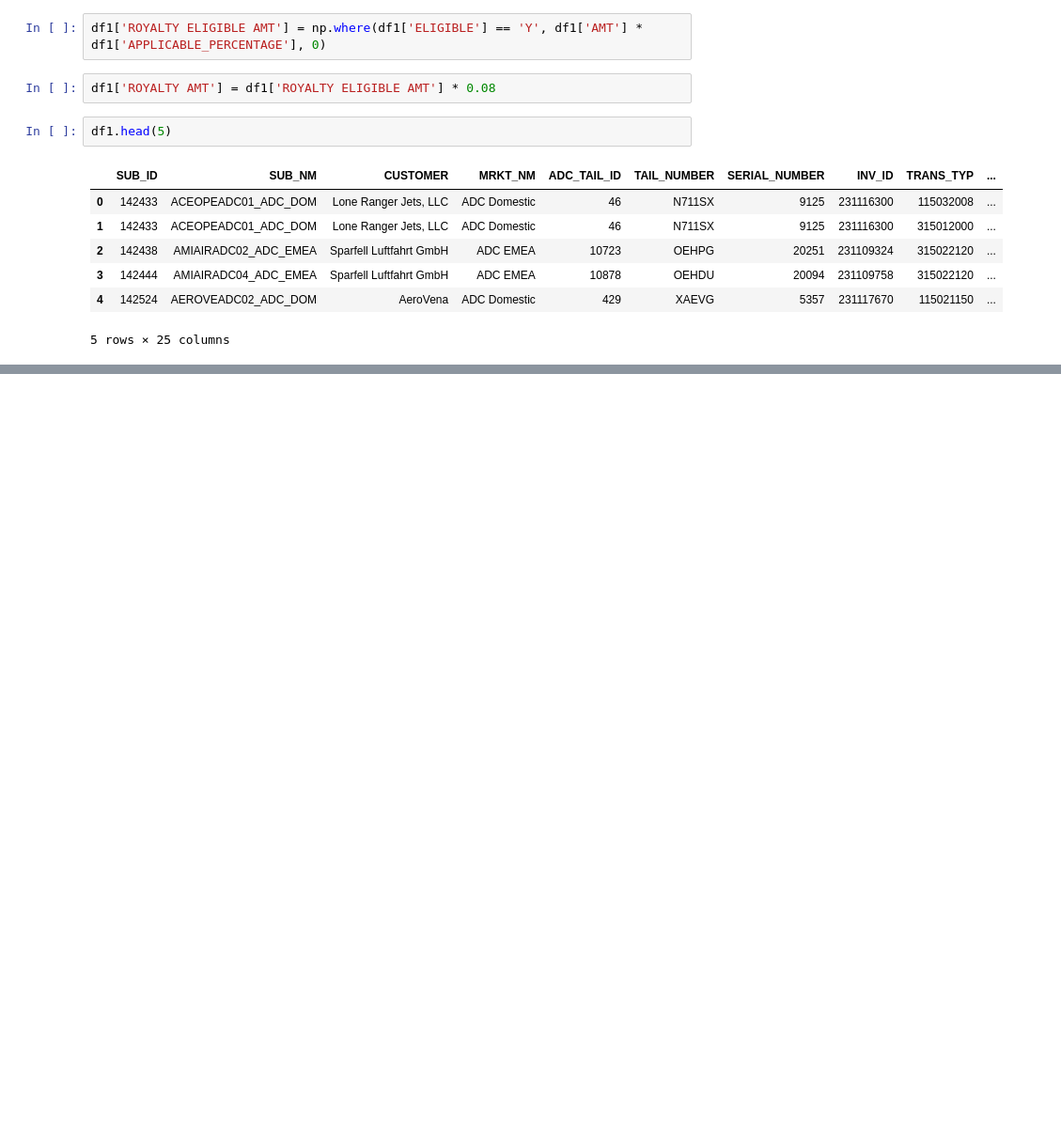
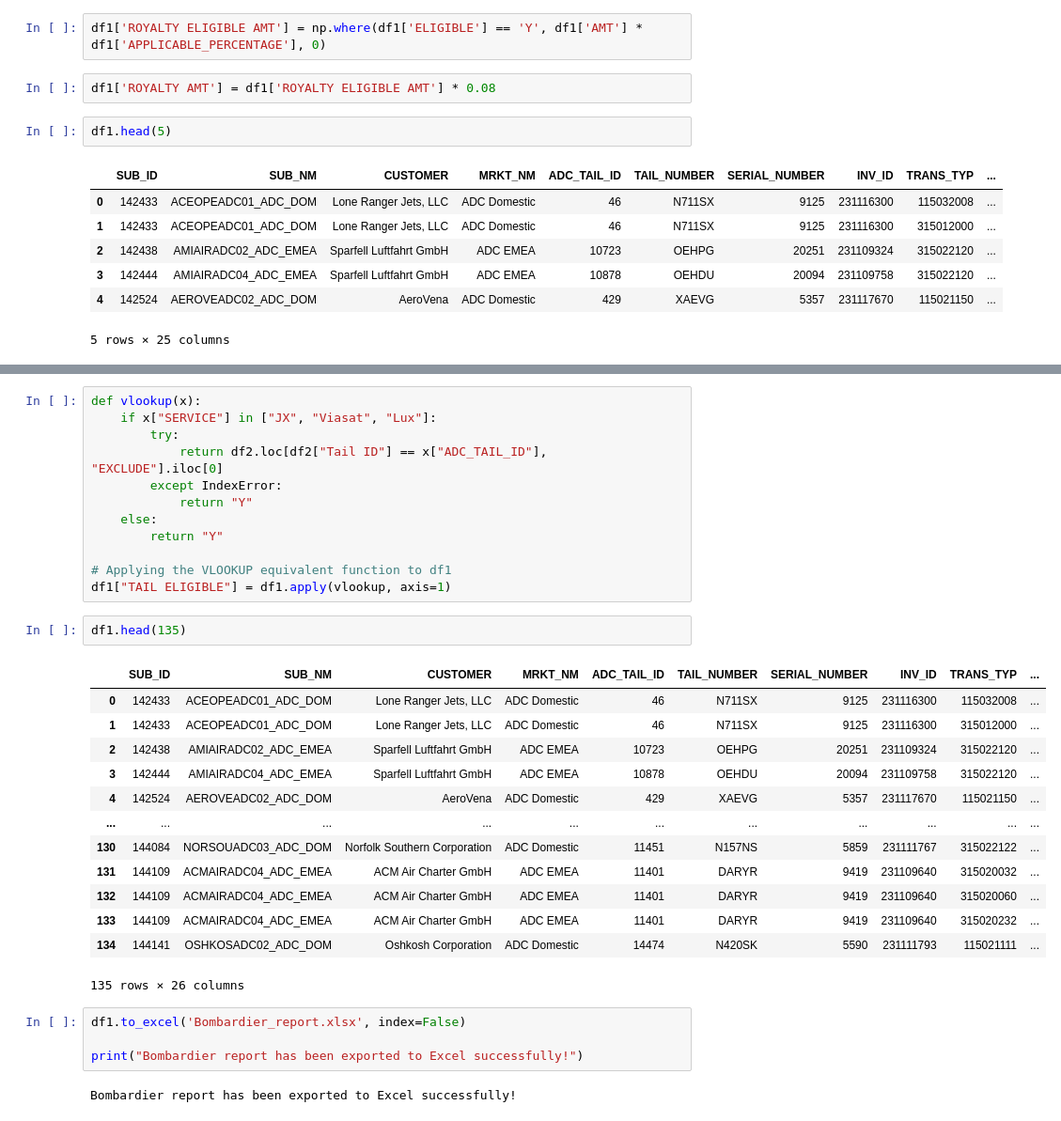
Before and after one commit to Zarak00/Projects, a Jupyter notebook: Collins_Aerospace/Bombardier_report /Bombardier_report.ipynb, the cells around one changed output, grey strips where cells are left out. Shown: that part at 94% size. Saved outputs shown, nothing was run; the diff lists cells and outputs as text; blank space fills up the shorter version.

```diff
--- a/Collins_Aerospace/Bombardier_report /Bombardier_report.ipynb
+++ b/Collins_Aerospace/Bombardier_report /Bombardier_report.ipynb
@@ -82,0 +83,34 @@ memory usage: 638.3+ KB
+# %%
+def vlookup(x):
+    if x["SERVICE"] in ["JX", "Viasat", "Lux"]:
+        try:
+            return df2.loc[df2["Tail ID"] == x["ADC_TAIL_ID"], "EXCLUDE"].iloc[0]
+        except IndexError:
+            return "Y"
+    else:
+        return "Y"
+
+# Applying the VLOOKUP equivalent function to df1
+df1["TAIL ELIGIBLE"] = df1.apply(vlookup, axis=1)
+# %%
+df1.head(135)
+# %% [output]
+|  | SUB_ID | SUB_NM | CUSTOMER | MRKT_NM | ADC_TAIL_ID | TAIL_NUMBER | SERIAL_NUMBER | INV_ID | TRANS_TYP | ... |
+| 0 | 142433 | ACEOPEADC01_ADC_DOM | Lone Ranger Jets, LLC | ADC Domestic | 46 | N711SX | 9125 | 231116300 | 115032008 | ... |
+| 1 | 142433 | ACEOPEADC01_ADC_DOM | Lone Ranger Jets, LLC | ADC Domestic | 46 | N711SX | 9125 | 231116300 | 315012000 | ... |
+| 2 | 142438 | AMIAIRADC02_ADC_EMEA | Sparfell Luftfahrt GmbH | ADC EMEA | 10723 | OEHPG | 20251 | 231109324 | 315022120 | ... |
+| 3 | 142444 | AMIAIRADC04_ADC_EMEA | Sparfell Luftfahrt GmbH | ADC EMEA | 10878 | OEHDU | 20094 | 231109758 | 315022120 | ... |
+| 4 | 142524 | AEROVEADC02_ADC_DOM | AeroVena | ADC Domestic | 429 | XAEVG | 5357 | 231117670 | 115021150 | ... |
+| ... | ... | ... | ... | ... | ... | ... | ... | ... | ... | ... |
+| 130 | 144084 | NORSOUADC03_ADC_DOM | Norfolk Southern Corporation | ADC Domestic | 11451 | N157NS | 5859 | 231111767 | 315022122 | ... |
+| 131 | 144109 | ACMAIRADC04_ADC_EMEA | ACM Air Charter GmbH | ADC EMEA | 11401 | DARYR | 9419 | 231109640 | 315020032 | ... |
+| 132 | 144109 | ACMAIRADC04_ADC_EMEA | ACM Air Charter GmbH | ADC EMEA | 11401 | DARYR | 9419 | 231109640 | 315020060 | ... |
+| 133 | 144109 | ACMAIRADC04_ADC_EMEA | ACM Air Charter GmbH | ADC EMEA | 11401 | DARYR | 9419 | 231109640 | 315020232 | ... |
+| 134 | 144141 | OSHKOSADC02_ADC_DOM | Oshkosh Corporation | ADC Domestic | 14474 | N420SK | 5590 | 231111793 | 115021111 | ... |
+135 rows × 26 columns
+# %%
+df1.to_excel('Bombardier_report.xlsx', index=False)
+
+print("Bombardier report has been exported to Excel successfully!")
+# %% [output]
+Bombardier report has been exported to Excel successfully!
```
Also changed, not shown: parts of 4 cells of this notebook.
